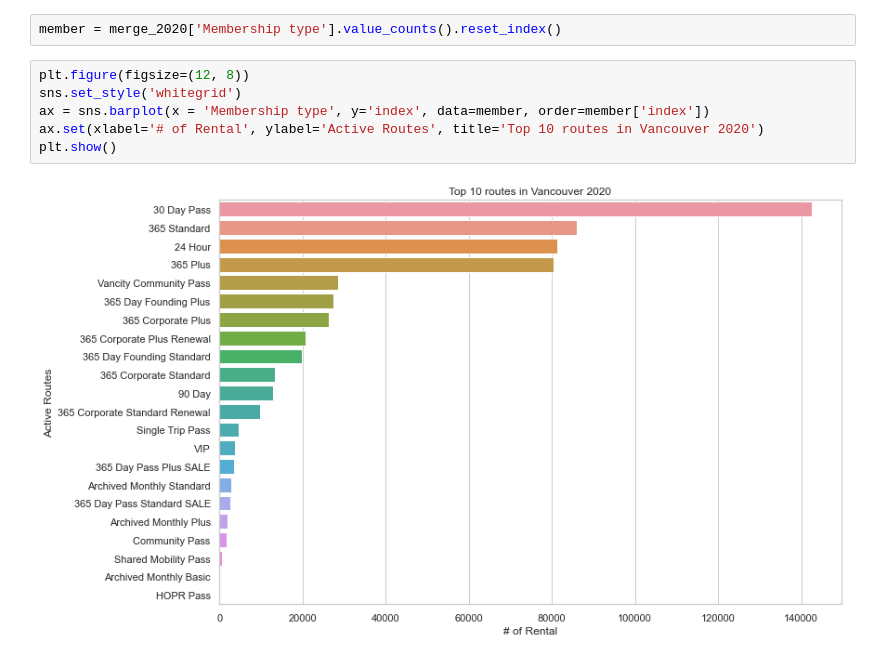
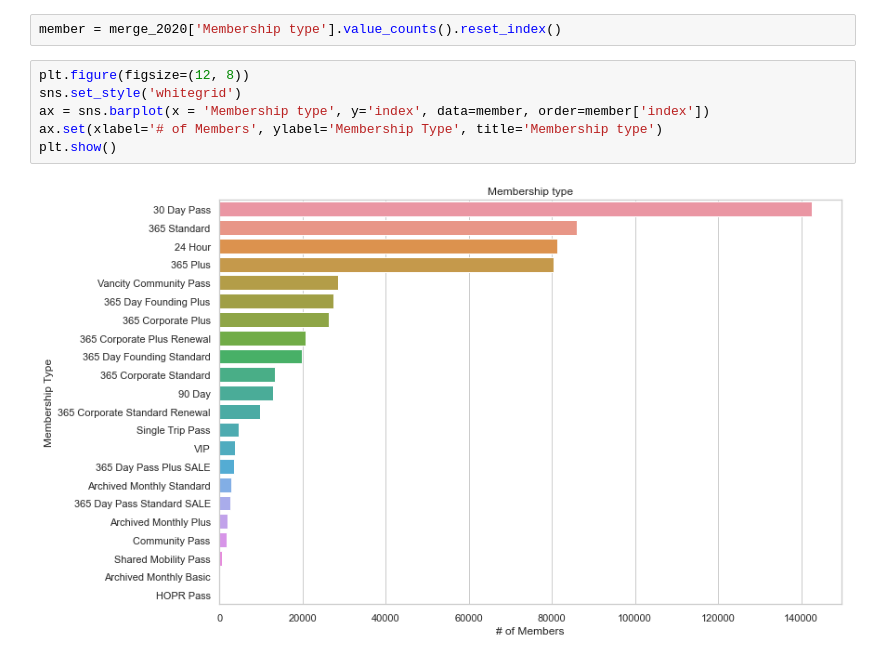
Before and after one commit to jefwang9/733_Final_Project, a Jupyter notebook: src/data_analysis_2020.ipynb, the cells around one changed output. Drawn from its saved outputs; the diff is of its cells as text.

```diff
--- a/src/data_analysis_2020.ipynb
+++ b/src/data_analysis_2020.ipynb
@@ -257,8 +257,8 @@ member = merge_2020['Membership type'].value_counts().reset_index()
 # %%
 plt.figure(figsize=(12, 8))
 sns.set_style('whitegrid')
 ax = sns.barplot(x = 'Membership type', y='index', data=member, order=member['index'])
-ax.set(xlabel='# of Rental', ylabel='Active Routes', title='Top 10 routes in Vancouver 2020')
+ax.set(xlabel='# of Members', ylabel='Membership Type', title='Membership type')
 plt.show()
 # %% [output]
-[figure, old version]
+[figure, new version]
```
